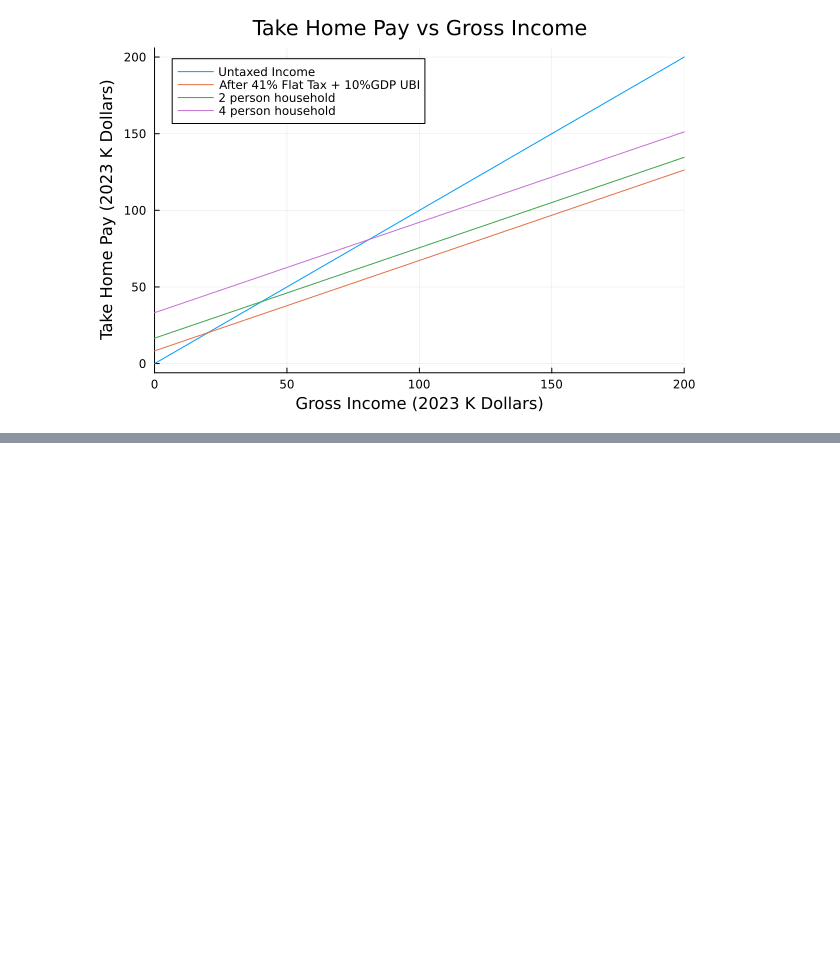
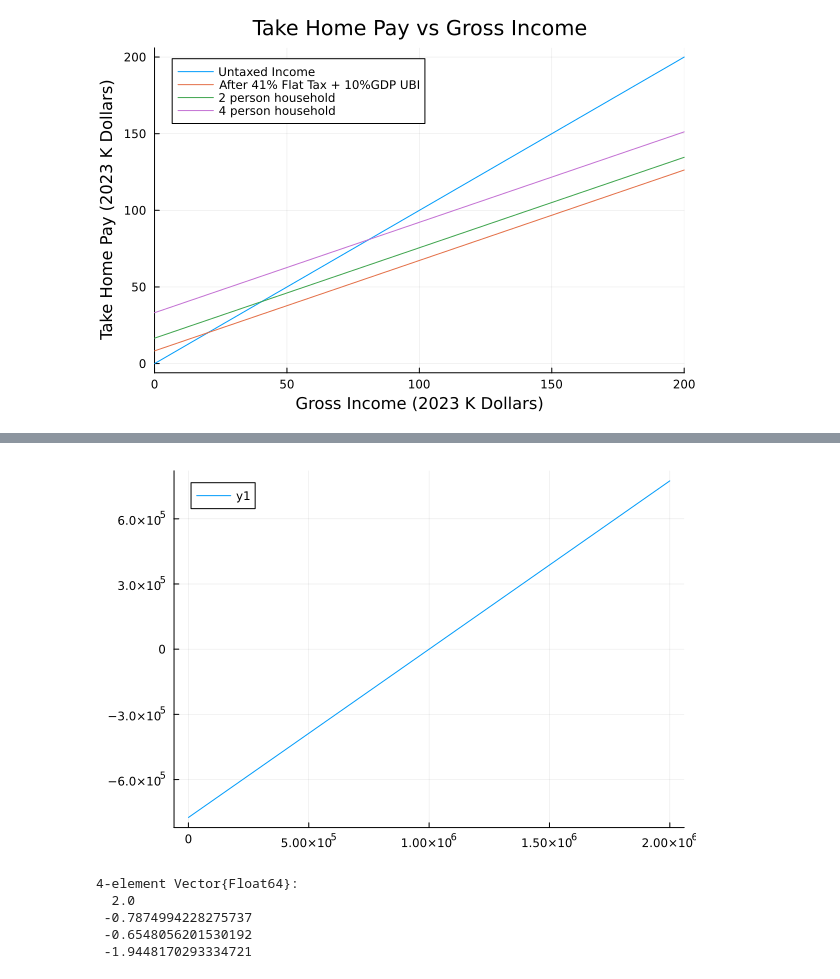
Before and after one commit to dlakelan/UBINotebook, a Jupyter notebook: UBIWorkbook.ipynb, the cells around one changed output, grey strips where cells are left out. Saved outputs shown, nothing was run; the diff lists cells and outputs as text; code cells hidden in the pictures; blank space fills up the shorter version.

```diff
--- a/UBIWorkbook.ipynb
+++ b/UBIWorkbook.ipynb
@@ -159,0 +275,12 @@ p = plot!(x -> x*(1.0 - flatrate) + 8.3*4; label = "4 person household")
+# %%
+plot(Integral()*Fun(Chebyshev(0..2e6),[sqrt(.6),0.0,0.0,0.0,0.0]))
+# %% [output]
+[figure, added]
+# %%
+[2; rand(Normal(),3)]
+# %% [output]
+4-element Vector{Float64}:
+  2.0
+ -0.7874994228275737
+ -0.6548056201530192
+ -1.9448170293334721
```
Also changed, not shown: parts of 12 cells of this notebook, 2 other files.
